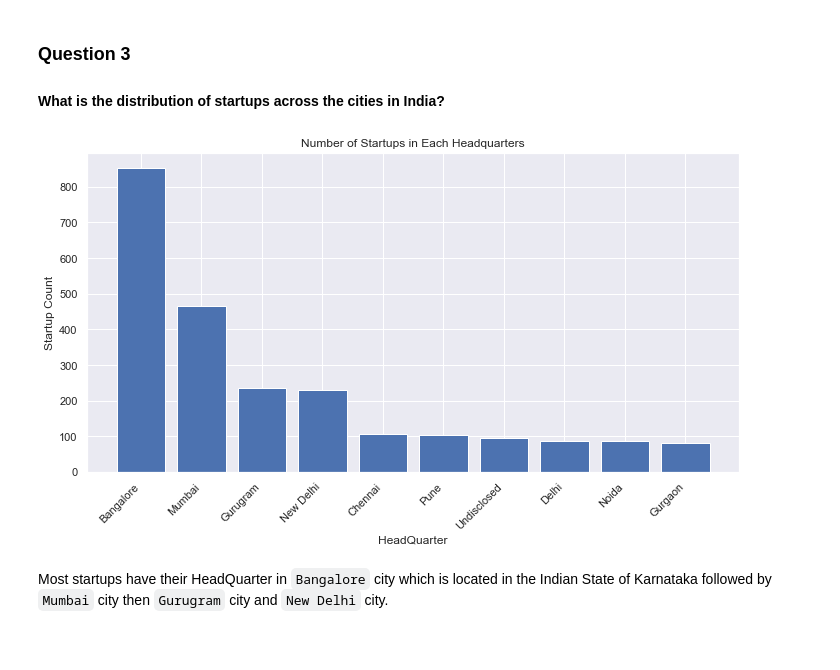
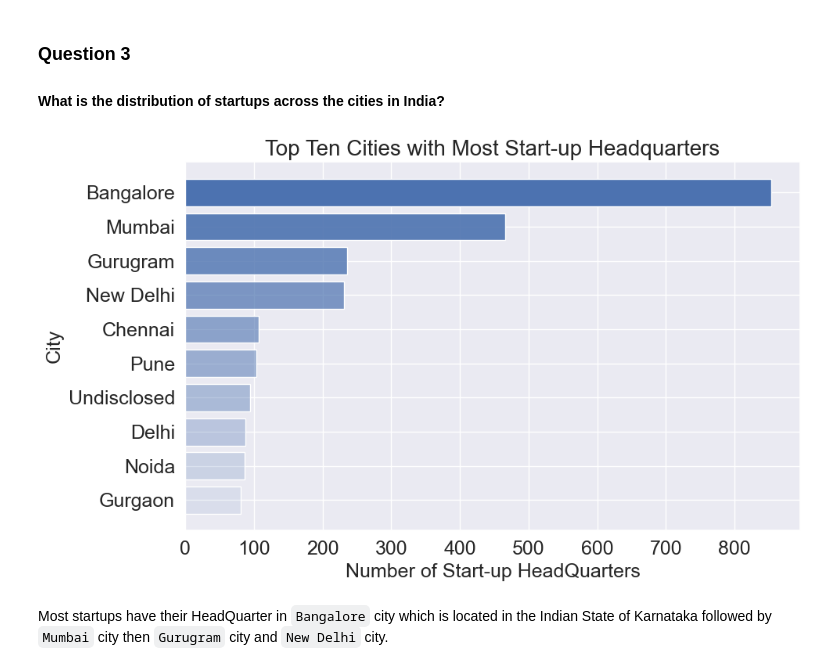
Before and after one commit to HannahMwende/India-startup-funding-analysis, a Jupyter notebook: indian_startup_funding.ipynb, the cells around one changed output. Drawn from its saved outputs; the diff is of its cells as text; code cells hidden in the pictures; blank space fills up the shorter version.

````diff
--- a/indian_startup_funding.ipynb
+++ b/indian_startup_funding.ipynb
@@ -2881,15 +2857,39 @@ startup_count_per_hq_sorted=startup_count_per_hq_sorted.head(10)
-# %%
-# Construct a histogram to visualize the number of startups in each headquarters
-plt.figure(figsize=(10, 6))
-plt.bar(startup_count_per_hq_sorted['HeadQuarter'], startup_count_per_hq_sorted['Startup Count'])
-plt.xlabel('HeadQuarter')
-plt.ylabel('Startup Count')
-plt.title('Number of Startups in Each Headquarters')
-plt.xticks(rotation=45, ha='right')
-plt.tight_layout()
-plt.show()
-# %% [output]
-[figure, removed]
+# %%
+# Construct a histogram to visualize the number of startups in each headquarters
+startup_count_per_hq = df.groupby('HeadQuarter').size().reset_index(name='Startup Count')
+
+# Sort the DataFrame by 'Startup Count' in descending order
+startup_count_per_hq_sorted = startup_count_per_hq.sort_values(by='Startup Count', ascending=False)
+startup_count_per_hq_sorted=startup_count_per_hq_sorted.head(10)[::-1]
+# Construct a histogram to visualize the number of startups in each headquarters
+# Define custom colors for each bar
+custom_colors = [(0.2980392156862745, 0.4470588235294118, 0.6901960784313725, 0.1),\
+     (0.2980392156862745, 0.4470588235294118, 0.6901960784313725, 0.2),\
+         (0.2980392156862745, 0.4470588235294118, 0.6901960784313725, 0.3),\
+             (0.2980392156862745, 0.4470588235294118, 0.6901960784313725, 0.4), \
+                (0.2980392156862745, 0.4470588235294118, 0.6901960784313725, 0.5), \
+                    (0.2980392156862745, 0.4470588235294118, 0.6901960784313725, 0.6), \
+                        (0.2980392156862745, 0.4470588235294118, 0.6901960784313725, 0.7), \
+                            (0.2980392156862745, 0.4470588235294118, 0.6901960784313725, 0.8),\
+                                 (0.2980392156862745, 0.4470588235294118, 0.6901960784313725, 0.9), \
+                                    (0.2980392156862745, 0.4470588235294118, 0.6901960784313725, 1.0)]
+
+# Create the bar chart with custom colors
+plt.figure(figsize=(10, 6))
+plt.barh(startup_count_per_hq_sorted['HeadQuarter'], startup_count_per_hq_sorted['Startup Count'], color=custom_colors)
+
+# Add labels and title
+plt.xlabel('Number of Start-up HeadQuarters', fontsize=18)
+plt.ylabel('City', fontsize=18)
+plt.title('Top Ten Cities with Most Start-up Headquarters', fontsize=20)
+plt.xticks(fontsize=18)
+plt.yticks(fontsize=18)
+plt.tight_layout()
+
+# Display the plot
+plt.show()
+# %% [output]
+[figure, added]
 # %% [markdown]
 Most startups have their HeadQuarter in ```Bangalore``` city which is located in the Indian State of Karnataka followed by ```Mumbai``` city then ```Gurugram``` city and ```New Delhi``` city.
 # %% [markdown]
````
Also changed, not shown: parts of 41 cells of this notebook, 1 other file.
